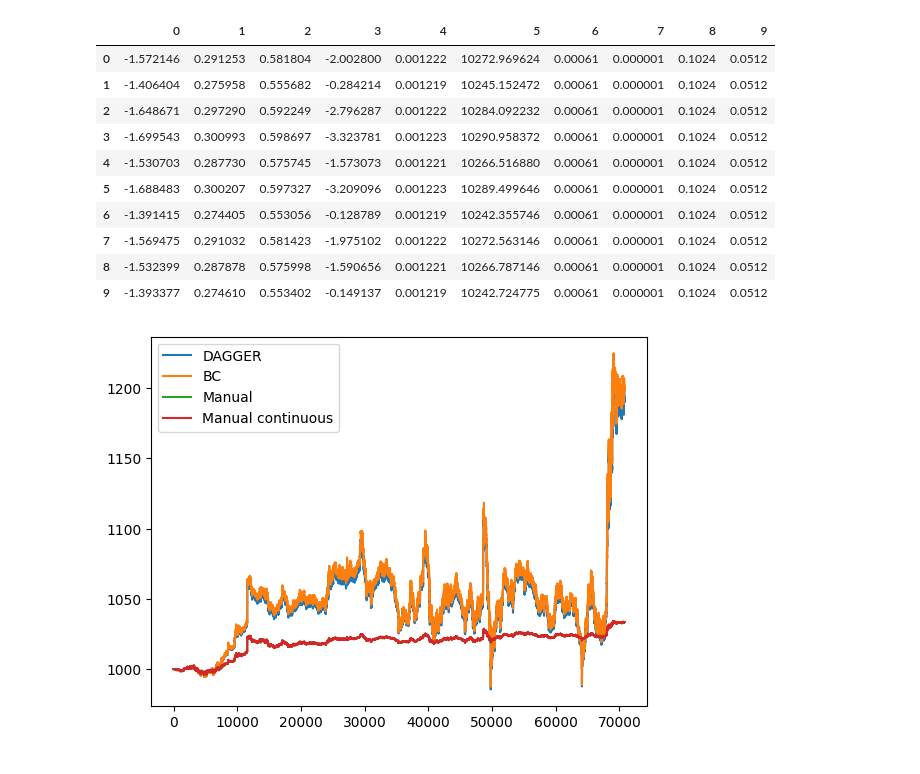
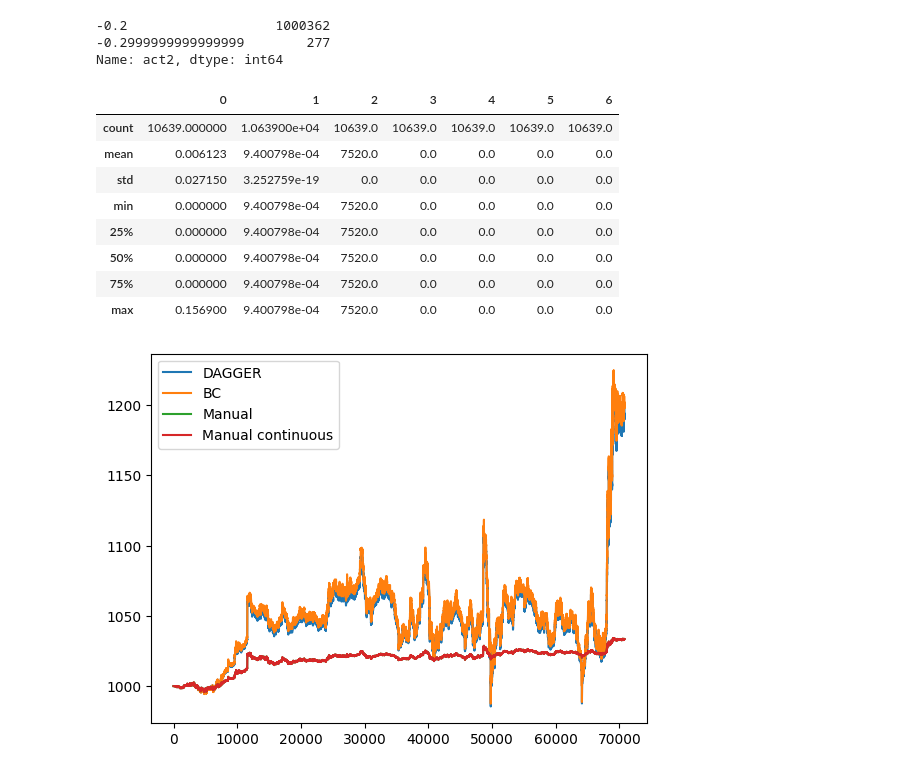
Before and after one commit to JuusoAsd/thesis, a Jupyter notebook: src/data_management/help.ipynb, the cells around one changed output. Cells and saved outputs as stored; diff of their text form; code cells hidden in the pictures.

Commit message:
fixes to policy and running manual policy

```diff
--- a/src/data_management/help.ipynb
+++ b/src/data_management/help.ipynb
@@ -8,18 +9,38 @@ import plotly_express as px
 import matplotlib.pyplot as plt
+# %%
+df = pd.read_csv("/Users/juusoahlroos/Documents/own/gradu/src/data_management/clone_data.csv")
+df.columns = ['obs0', "obs1", "obs2", 'act0', "act1", "act2", "act3"]
+df.drop_duplicates(subset="obs0")
+df.drop_duplicates(subset=["act2","act3"])
+
+# len((df[df["act2"] == -0.3) & (df["act3"] == 0.2)])
+
+
+df[df['act2'] == -0.2].drop_duplicates(subset=["act2","act3"])
+
+df[df['act2'] == -0.3]
+df.act2.astype(str).value_counts()
+
+# df
+# df
+# %% [output]
+-0.2                   1000362
+-0.2999999999999999        277
+Name: act2, dtype: int64
 # %%
-df = pd.read_csv("/Users/juusoahlroos/Documents/own/gradu/src/data_management/clone_data.csv")
+df = pd.read_csv("/Users/juusoahlroos/Documents/own/gradu/src/data_management/manual_acts.csv")
-# %% [output]
-|  | 0 | 1 | 2 | 3 | 4 | 5 | 6 | 7 | 8 | 9 |
-| 0 | -1.572146 | 0.291253 | 0.581804 | -2.002800 | 0.001222 | 10272.969624 | 0.00061 | 0.000001 | 0.1024 | 0.0512 |
-| 1 | -1.406404 | 0.275958 | 0.555682 | -0.284214 | 0.001219 | 10245.152472 | 0.00061 | 0.000001 | 0.1024 | 0.0512 |
-| 2 | -1.648671 | 0.297290 | 0.592249 | -2.796287 | 0.001222 | 10284.092232 | 0.00061 | 0.000001 | 0.1024 | 0.0512 |
-| 3 | -1.699543 | 0.300993 | 0.598697 | -3.323781 | 0.001223 | 10290.958372 | 0.00061 | 0.000001 | 0.1024 | 0.0512 |
-| 4 | -1.530703 | 0.287730 | 0.575745 | -1.573073 | 0.001221 | 10266.516880 | 0.00061 | 0.000001 | 0.1024 | 0.0512 |
-| 5 | -1.688483 | 0.300207 | 0.597327 | -3.209096 | 0.001223 | 10289.499646 | 0.00061 | 0.000001 | 0.1024 | 0.0512 |
-| 6 | -1.391415 | 0.274405 | 0.553056 | -0.128789 | 0.001219 | 10242.355746 | 0.00061 | 0.000001 | 0.1024 | 0.0512 |
-| 7 | -1.569475 | 0.291032 | 0.581423 | -1.975102 | 0.001222 | 10272.563146 | 0.00061 | 0.000001 | 0.1024 | 0.0512 |
-| 8 | -1.532399 | 0.287878 | 0.575998 | -1.590656 | 0.001221 | 10266.787146 | 0.00061 | 0.000001 | 0.1024 | 0.0512 |
-| 9 | -1.393377 | 0.274610 | 0.553402 | -0.149137 | 0.001219 | 10242.724775 | 0.00061 | 0.000001 | 0.1024 | 0.0512 |
+# %%
+pd.read_csv("/Users/juusoahlroos/Documents/own/gradu/src/data_management/clone_data.csv"),
+# %% [output]
+|  | 0 | 1 | 2 | 3 | 4 | 5 | 6 |
+| count | 10639.000000 | 1.063900e+04 | 10639.0 | 10639.0 | 10639.0 | 10639.0 | 10639.0 |
+| mean | 0.006123 | 9.400798e-04 | 7520.0 | 0.0 | 0.0 | 0.0 | 0.0 |
+| std | 0.027150 | 3.252759e-19 | 0.0 | 0.0 | 0.0 | 0.0 | 0.0 |
+| min | 0.000000 | 9.400798e-04 | 7520.0 | 0.0 | 0.0 | 0.0 | 0.0 |
+| 25% | 0.000000 | 9.400798e-04 | 7520.0 | 0.0 | 0.0 | 0.0 | 0.0 |
+| 50% | 0.000000 | 9.400798e-04 | 7520.0 | 0.0 | 0.0 | 0.0 | 0.0 |
+| 75% | 0.000000 | 9.400798e-04 | 7520.0 | 0.0 | 0.0 | 0.0 | 0.0 |
+| max | 0.156900 | 9.400798e-04 | 7520.0 | 0.0 | 0.0 | 0.0 | 0.0 |
 # %%
 df_dagger = pd.read_csv("/Users/juusoahlroos/Documents/own/gradu/parsed_data/results/compare_clone_dagger.csv")
 df_bc = pd.read_csv("/Users/juusoahlroos/Documents/own/gradu/parsed_data/results/compare_clone_bc.csv")
```
Also changed, not shown: parts of 1 cell of this notebook, 4 other files.
